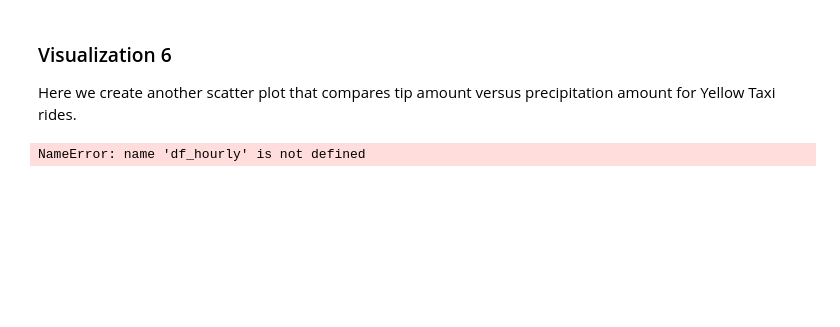
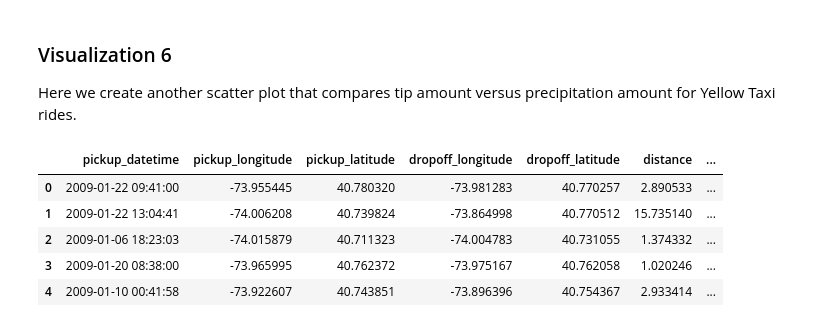
Before and after one commit to jfm2225/4501finalproject, a Jupyter notebook: project_notebook.ipynb, the cells around one changed output. Cells and saved outputs as stored; diff of their text form; code cells hidden in the pictures; blank space fills up the shorter version.

```diff
--- a/project_notebook.ipynb
+++ b/project_notebook.ipynb
@@ -1365,16 +1358,21 @@ Here we create another scatter plot that compares tip amount versus precipitatio
 # %%
 df_taxi['pickup_datetime'] = pd.to_datetime(df_taxi['pickup_datetime'])
 df_taxi['new_date'] = [d.date() for d in df_taxi['pickup_datetime']]
 df_taxi['new_time'] = [d.time() for d in df_taxi['pickup_datetime']]
+df_taxi.head()
+# %% [output]
+|  | pickup_datetime | pickup_longitude | pickup_latitude | dropoff_longitude | dropoff_latitude | distance | ... |
+| 0 | 2009-01-22 09:41:00 | -73.955445 | 40.780320 | -73.981283 | 40.770257 | 2.890533 | ... |
+| 1 | 2009-01-22 13:04:41 | -74.006208 | 40.739824 | -73.864998 | 40.770512 | 15.735140 | ... |
+| 2 | 2009-01-06 18:23:03 | -74.015879 | 40.711323 | -74.004783 | 40.731055 | 1.374332 | ... |
+| 3 | 2009-01-20 08:38:00 | -73.965995 | 40.762372 | -73.975167 | 40.762058 | 1.020246 | ... |
+| 4 | 2009-01-10 00:41:58 | -73.922607 | 40.743851 | -73.896396 | 40.754367 | 2.933414 | ... |
 # %%
+df_hourly = pd.read_sql("SELECT * FROM dailyWeather", con=engine)
 df_hourly.rename(columns = {'id':'DATED'}, inplace = True)
 df_hourly['DATED'] = pd.to_datetime(df_hourly['DATED'])
 df_hourly['new_dated'] = [d.date() for d in df_hourly['DATED']]
 df_hourly['new_timed'] = [d.time() for d in df_hourly['DATED']]
-df_hourly['DATED_1'] = df_hourly['DATED_1'].astype(object)
-df_hourly['TIMED'] = df_hourly['TIMED'].astype(object)
-# %% [output]
-NameError: name 'df_hourly' is not defined
 # %%
 def plot_visual_6(df_taxi, df_hourly):
     """Contstructs a scatter plot comparing tip amount to hourly precipitation."""
```
Also changed, not shown: parts of 20 cells of this notebook.
